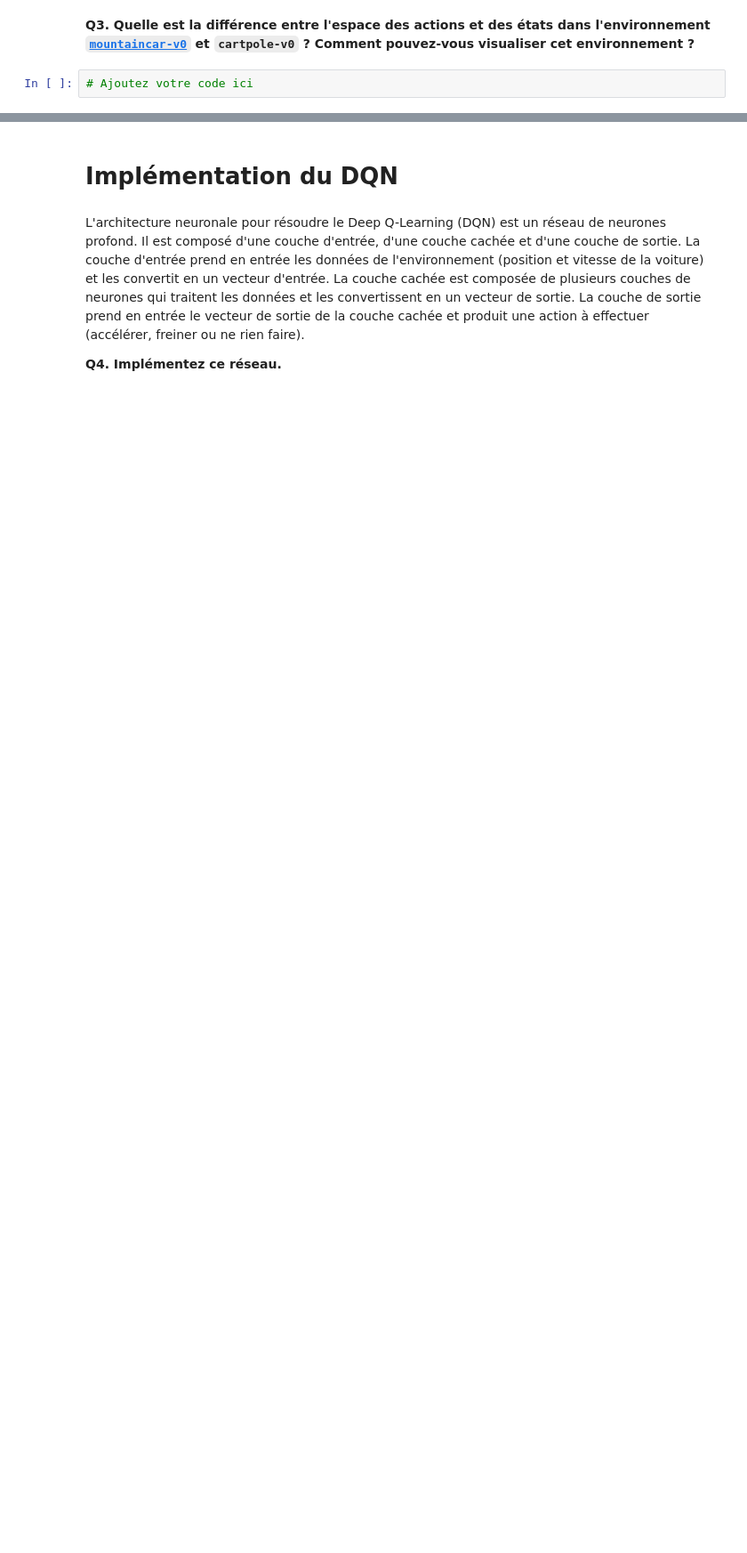
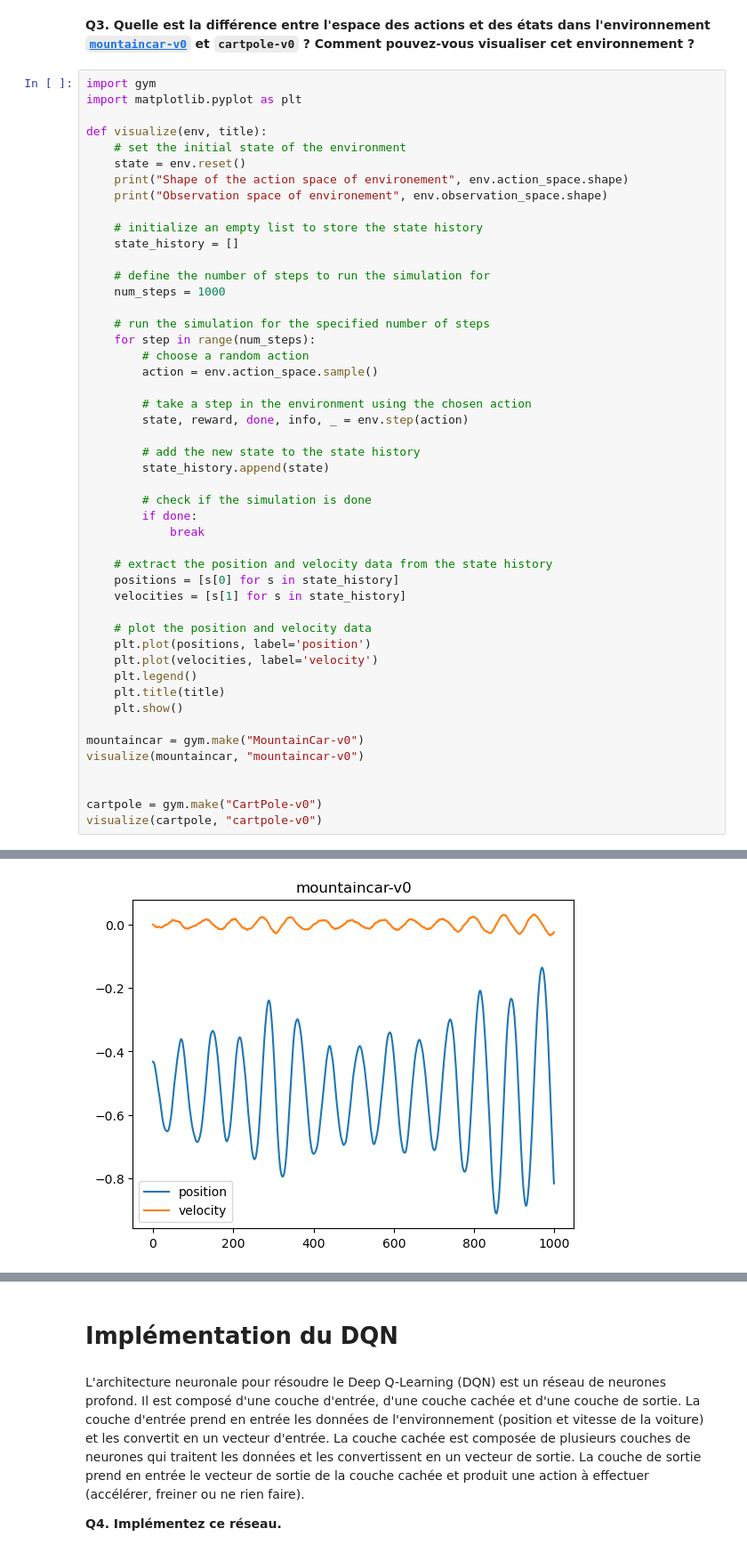
Before and after one commit to SCIA-Premium/RELE, a Jupyter notebook: tp5/tp5-dqn.ipynb, the cells around one changed output, grey strips where cells are left out. Shown: that part at 89% size. Saved outputs shown, nothing was run; the diff lists cells and outputs as text; blank space fills up the shorter version.

```diff
--- a/tp5/tp5-dqn.ipynb
+++ b/tp5/tp5-dqn.ipynb
@@ -72,4 +72,51 @@ Un script vient extraire vos réponses : ne changez pas l'ordre des cellules et
 # %% [markdown]
 **Q3. Quelle est la différence entre l'espace des actions et des états dans l'environnement [`mountaincar-v0`](https://gym.openai.com/envs/MountainCar-v0/) et `cartpole-v0` ? Comment pouvez-vous visualiser cet environnement ?**
 # %%
-# Ajoutez votre code ici
+import gym
+import matplotlib.pyplot as plt
+
+def visualize(env, title):
+    # set the initial state of the environment
+    state = env.reset()
+    print("Shape of the action space of environement", env.action_space.shape)
+    print("Observation space of environement", env.observation_space.shape)
+
+    # initialize an empty list to store the state history
+    state_history = []
+
+    # define the number of steps to run the simulation for
+    num_steps = 1000
+
+    # run the simulation for the specified number of steps
+    for step in range(num_steps):
+        # choose a random action
+        action = env.action_space.sample()
+
+        # take a step in the environment using the chosen action
+        state, reward, done, info, _ = env.step(action)
+
+        # add the new state to the state history
+        state_history.append(state)
+
+        # check if the simulation is done
+        if done:
+            break
+
+    # extract the position and velocity data from the state history
+    positions = [s[0] for s in state_history]
+    velocities = [s[1] for s in state_history]
+
+    # plot the position and velocity data
+    plt.plot(positions, label='position')
+    plt.plot(velocities, label='velocity')
+    plt.legend()
+    plt.title(title)
+    plt.show()
+
+mountaincar = gym.make("MountainCar-v0")
+visualize(mountaincar, "mountaincar-v0")
+
+
+cartpole = gym.make("CartPole-v0")
+visualize(cartpole, "cartpole-v0")
+# %% [output]
@@ -75,0 +125 @@ Un script vient extraire vos réponses : ne changez pas l'ordre des cellules et
+[figure, added]
```
Also changed, not shown: parts of 5 cells of this notebook.
